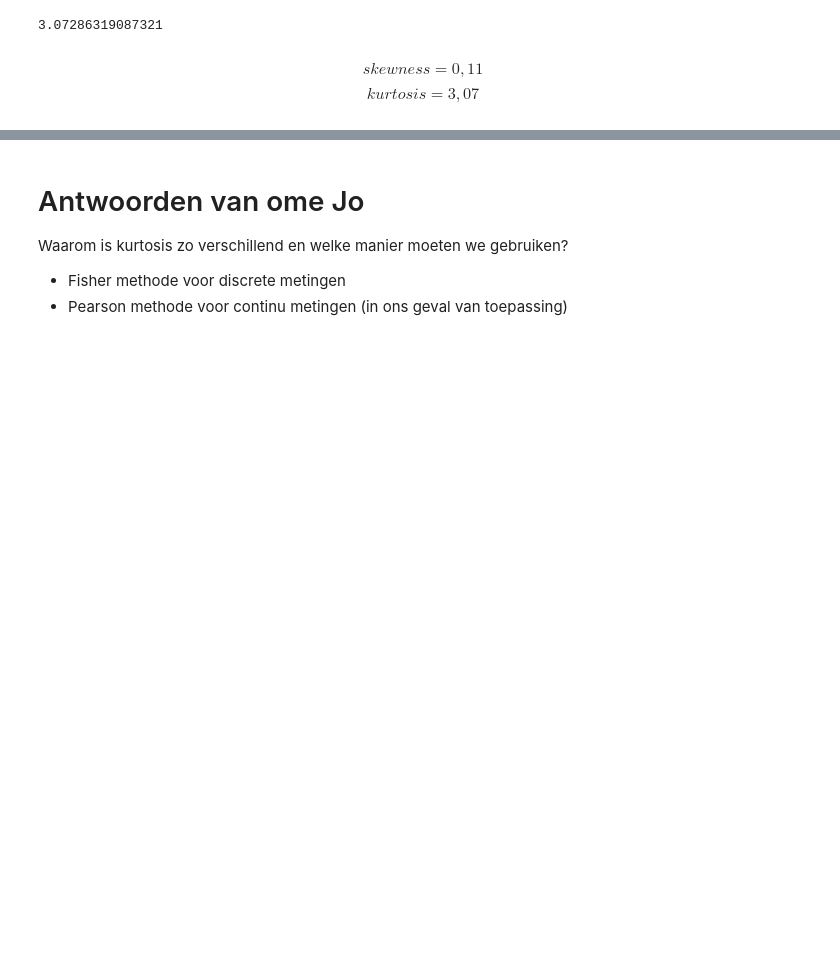
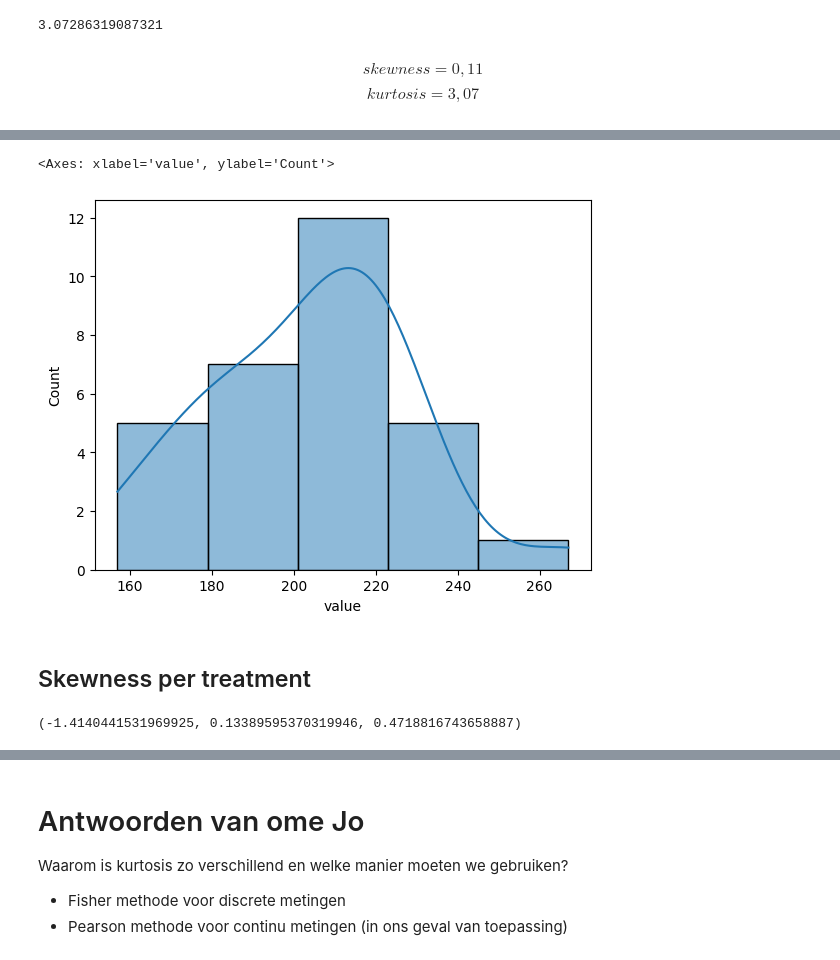
Before and after one commit to R4vante/School, a Jupyter notebook: Statistical Learning/Data Analyse/vliegveld.ipynb, the cells around one changed output, grey strips where cells are left out. Drawn from its saved outputs; the diff is of its cells as text; code cells hidden in the pictures; blank space fills up the shorter version.

Commit message:
skew + kurt per treatment toegevoegd

```diff
--- a/Statistical Learning/Data Analyse/vliegveld.ipynb
+++ b/Statistical Learning/Data Analyse/vliegveld.ipynb
@@ -213,0 +223,15 @@ $$kurtosis = 3,07$$
+# %%
+sns.histplot(data=df_melt, x='value', kde=True, bins=5)
+# %% [output]
+<Axes: xlabel='value', ylabel='Count'>
+[figure, added]
+# %% [markdown]
+## Skewness per treatment
+# %%
+skew1 = stats.skew(df_melt[df_melt.treatment=="Handbagage"].value.values)
+skew2 = stats.skew(df_melt[df_melt.treatment=="Bodyscan"].value.values)
+skew3 = stats.skew(df_melt[df_melt.treatment=="Douane"].value.values)
+
+skew1, skew2, skew3
+# %% [output]
+(-1.4140441531969925, 0.13389595370319946, 0.4718816743658887)
```
Also changed, not shown: parts of 16 cells of this notebook.
